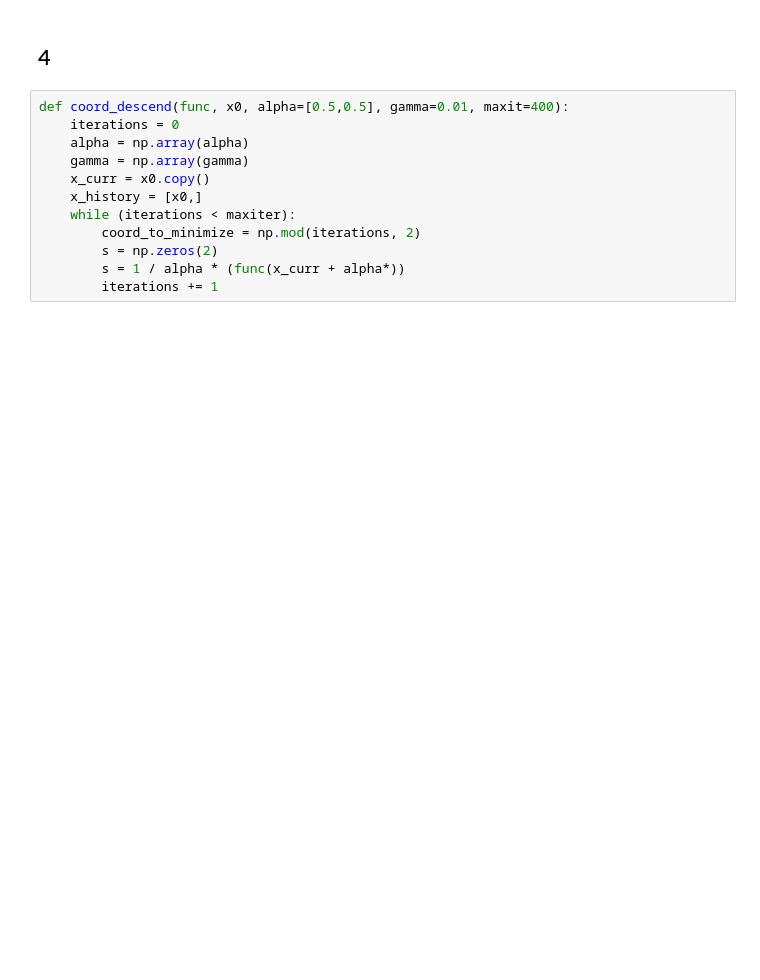
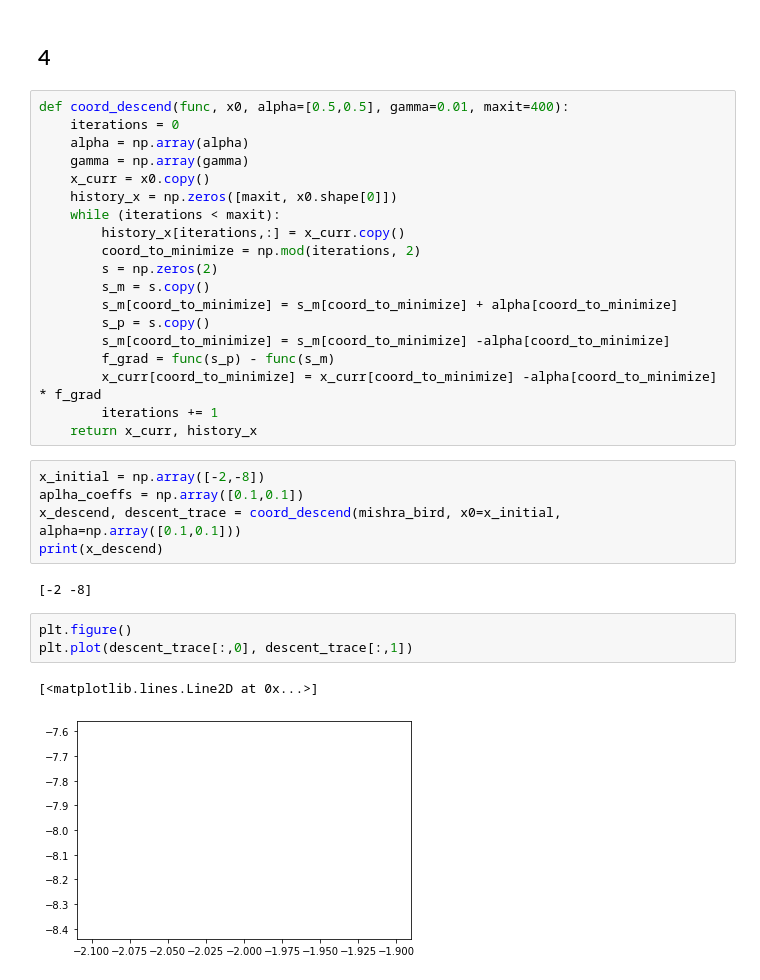
Before and after one commit to TC406/Optimization_Methods_2020, a Jupyter notebook: hw_week_1/HW_week_1.ipynb, the cells around one changed output. Saved outputs shown, nothing was run; the diff lists cells and outputs as text; blank space fills up the shorter version.

```diff
--- a/hw_week_1/HW_week_1.ipynb
+++ b/hw_week_1/HW_week_1.ipynb
@@ -306,9 +306,29 @@ def coord_descend(func, x0, alpha=[0.5,0.5], gamma=0.01, maxit=400):
     alpha = np.array(alpha)
     gamma = np.array(gamma)
     x_curr = x0.copy()
-    x_history = [x0,]
-    while (iterations < maxiter):
+    history_x = np.zeros([maxit, x0.shape[0]])
+    while (iterations < maxit):
+        history_x[iterations,:] = x_curr.copy()
         coord_to_minimize = np.mod(iterations, 2)
         s = np.zeros(2)
-        s = 1 / alpha * (func(x_curr + alpha*))
+        s_m = s.copy()
+        s_m[coord_to_minimize] = s_m[coord_to_minimize] + alpha[coord_to_minimize]
+        s_p = s.copy()
+        s_m[coord_to_minimize] = s_m[coord_to_minimize] -alpha[coord_to_minimize]
+        f_grad = func(s_p) - func(s_m)
+        x_curr[coord_to_minimize] = x_curr[coord_to_minimize] -alpha[coord_to_minimize] * f_grad
         iterations += 1
+    return x_curr, history_x
+# %%
+x_initial = np.array([-2,-8])
+aplha_coeffs = np.array([0.1,0.1])
+x_descend, descent_trace = coord_descend(mishra_bird, x0=x_initial, alpha=np.array([0.1,0.1]))
+print(x_descend)
+# %% [output]
+[-2 -8]
+# %%
+plt.figure()
+plt.plot(descent_trace[:,0], descent_trace[:,1])
+# %% [output]
+[<matplotlib.lines.Line2D at 0x...>]
+[figure, added]
```
Also changed, not shown: parts of 9 cells of this notebook.
